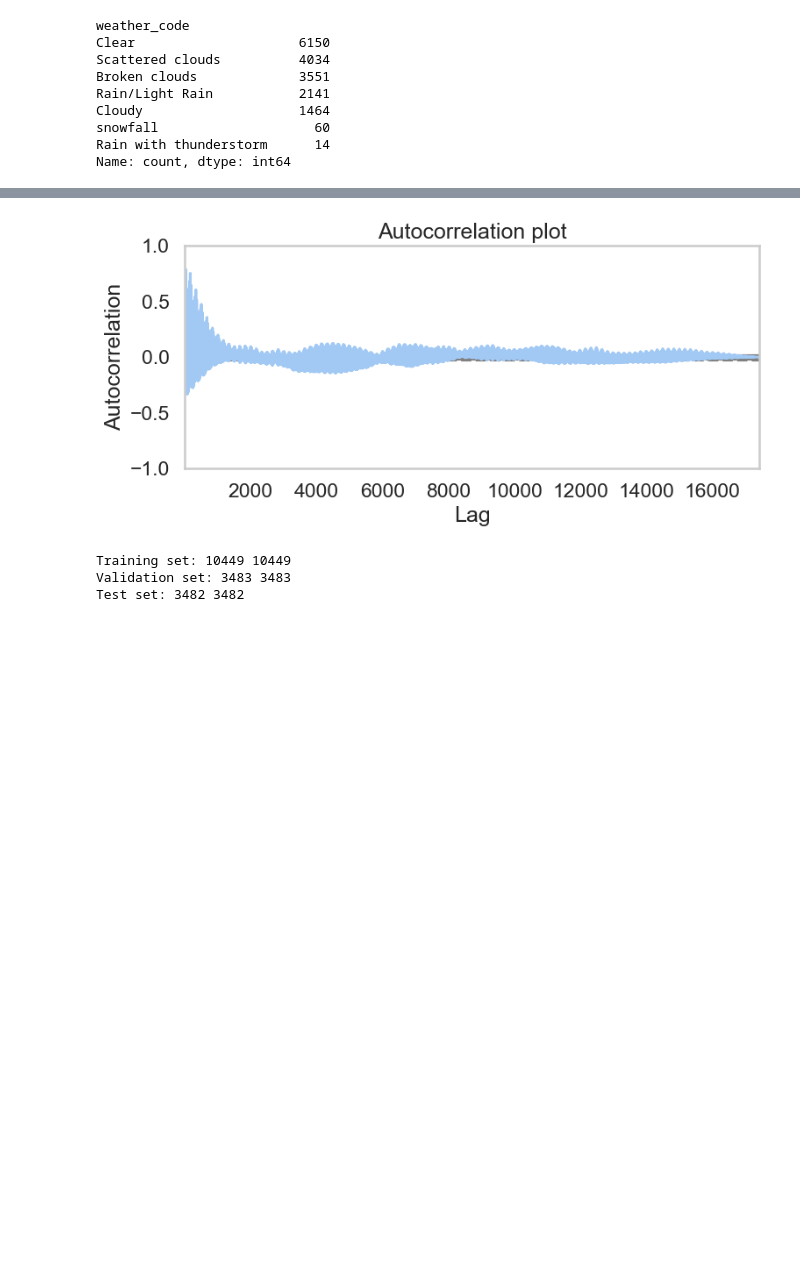
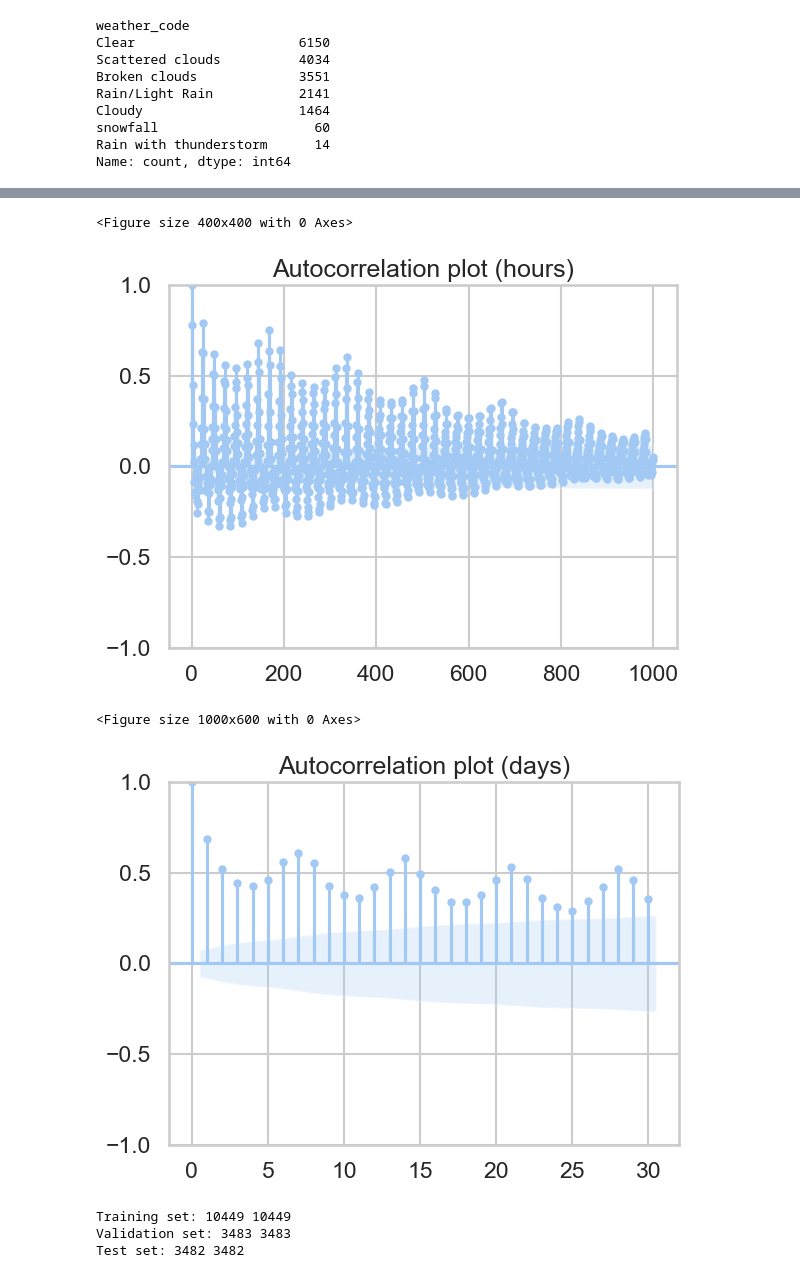
Before and after one commit to yingyi0422/DATA1030-Project, a Jupyter notebook: Midterm Project.ipynb, the cells around one changed output, grey strips where cells are left out. Cells and saved outputs as stored; diff of their text form; code cells hidden in the pictures; blank space fills up the shorter version.

```diff
--- a/Midterm Project.ipynb
+++ b/Midterm Project.ipynb
@@ -136,23 +143,24 @@ Name: cnt, dtype: float64
 # %%
 import seaborn as sns
-import pandas as pd
 import matplotlib.pyplot as plt
 import matplotlib.ticker as ticker
 
-data = monthly_count.reset_index(name='cnt')
+df['timestamp'] = pd.to_datetime(df['timestamp'])
+monthly_count = df.resample('M', on='timestamp').sum()['cnt']
+data_plot = monthly_count.reset_index(name='cnt')
 
 sns.set_style("whitegrid")
 sns.set_context("talk")
 
 # Choose a color palette
-palette = sns.color_palette("coolwarm", n_colors=len(data))
+palette = sns.color_palette("coolwarm", n_colors=len(data_plot))
 plt.figure(figsize=(18, 10))
-sns.lineplot(x='timestamp', y='cnt', data=data, marker='o', linestyle='-', color="skyblue", linewidth=2.5, label='Monthly Count')
-plt.fill_between(data['timestamp'], data['cnt'], color="skyblue", alpha=0.2)
-max_idx = data['cnt'].idxmax()
-min_idx = data['cnt'].idxmin()
-plt.scatter(data['timestamp'][max_idx], data['cnt'][max_idx], color='red', s=100, label='Highest Point')
-plt.scatter(data['timestamp'][min_idx], data['cnt'][min_idx], color='blue', s=100, label='Lowest Point')
+sns.lineplot(x='timestamp', y='cnt', data=data_plot, marker='o', linestyle='-', color="skyblue", linewidth=2.5, label='Monthly Count')
+plt.fill_between(data_plot['timestamp'], data_plot['cnt'], color="skyblue", alpha=0.2)
+max_idx = data_plot['cnt'].idxmax()
+min_idx = data_plot['cnt'].idxmin()
+plt.scatter(data_plot['timestamp'][max_idx], data_plot['cnt'][max_idx], color='red', s=100, label='Highest Point')
+plt.scatter(data_plot['timestamp'][min_idx], data_plot['cnt'][min_idx], color='blue', s=100, label='Lowest Point')
 plt.xlabel('Month')
 plt.ylabel('Count')
 plt.title('Monthly Count of a new bike share', fontsize=20)
@@ -257,14 +265,25 @@ plt.show()
 # %%
-# Autocorrelation plot
+import statsmodels.api as sm
 
-plt.figure(figsize=(8,4))
+plt.figure(figsize=(4,4))
 
-pd.plotting.autocorrelation_plot(df['cnt'])
-plt.title("Autocorrelation plot")
+sm.graphics.tsa.plot_acf(df['cnt'], lags=1000)
+plt.title("Autocorrelation plot (hours)")
 plt.tight_layout()
 plt.show()
+
+
+daily_df = df.resample('D', on='timestamp').sum()  # Assuming 'timestamp' is the column with datetime data.
+plt.figure(figsize=(10,6))
+sm.graphics.tsa.plot_acf(daily_df['cnt'], lags=30)  # For example, here it's showing 30 days of lags.
+plt.title("Autocorrelation plot (days)")
+plt.tight_layout()
+plt.show()
 # %% [output]
+<Figure size 400x400 with 0 Axes>
-[figure, old version]
+[figure, new version]
+<Figure size 1000x600 with 0 Axes>
+[figure, added]
 # %%
 from sklearn.model_selection import TimeSeriesSplit
 
```
Also changed, not shown: parts of 5 cells of this notebook.
